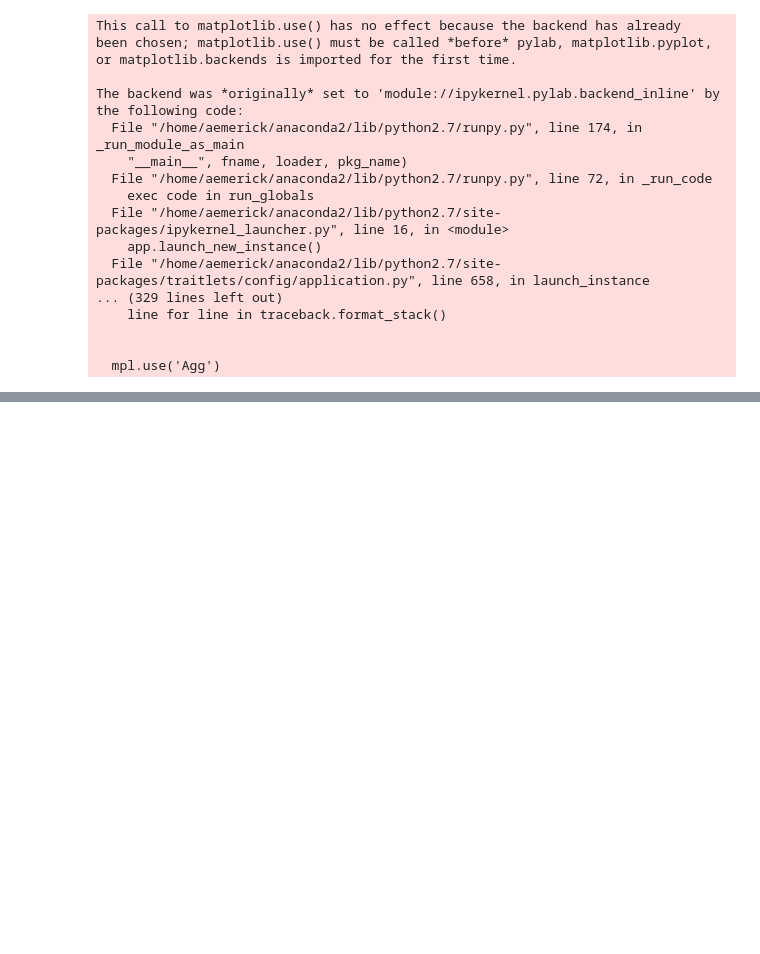
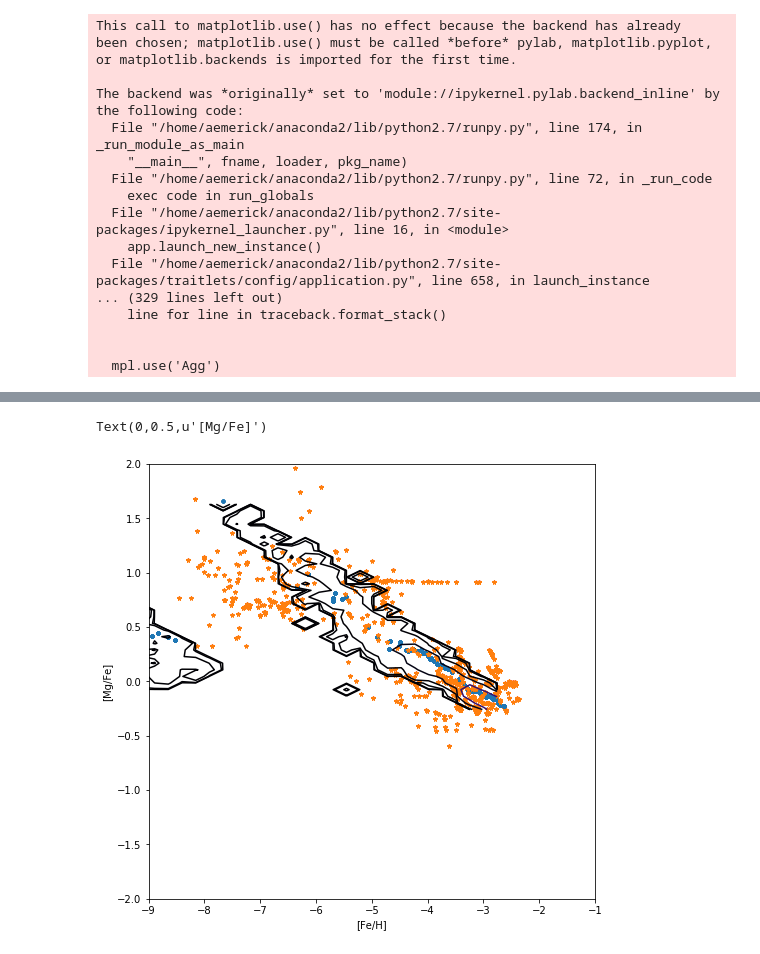
Before and after one commit to aemerick/OneZ, a Jupyter notebook: notebooks/onezone_stars.ipynb, the cells around one changed output, grey strips where cells are left out. Saved outputs shown, nothing was run; the diff lists cells and outputs as text; code cells hidden in the pictures; blank space fills up the shorter version.

```diff
--- a/notebooks/onezone_stars.ipynb
+++ b/notebooks/onezone_stars.ipynb
@@ -7,6 +7,13 @@ import matplotlib.pyplot as plt
 from astropy import units as u
 from collections import OrderedDict
 from galaxy_analysis.analysis import Galaxy
+
+from scipy.stats import gaussian_kde
+
+simdir = '/home/aemerick/work/enzo_runs/sn_H2atten_H2sh'
+workdir  = simdir + '/onezone/sfr_sim/'
+
+from galaxy_analysis.plot.plot_styles import *
 # %% [output]
 This call to matplotlib.use() has no effect because the backend has already
 been chosen; matplotlib.use() must be called *before* pylab, matplotlib.pyplot,
@@ -46,7 +208,7 @@ class OnezoneAbundances:
 
         return
 
-    def abundance_ratio(self, e1, e2, mask = None, filtered_data = True):
+    def abundance_ratio(self, e1, e2, mask = None, filtered_data = True, normalize = 'solar'):
 
         if filtered_data:
             _data = self.filtered_data
@@ -64,7 +226,8 @@ class OnezoneAbundances:
         result = np.zeros(np.size(x1))
         for i in np.arange(np.size(x1)):
             result[i] = atools.normalize_abundance_ratio( (e1,x1[i]),
-                                                          (e2,x2[i]), input_type = 'mass')
+                                                          (e2,x2[i]), input_type = 'mass',
+                                                          normalize = normalize)
 
 
         return result
@@ -90,17 +290,17 @@ class OnezoneAbundances:
 AGB_retention = 0.25
 metal_retention = 0.05
 
-gal = Galaxy('DD0871')
+gal = Galaxy('DD0871', wdir = simdir)
 
 all_data = [None]*28
 for i in np.arange(28):
-    datafile = "run%0004i_abundances.dat"%(i)
+    datafile = workdir + "run%0004i_abundances.dat"%(i)
     all_data[i] = OnezoneAbundances(datafile)
 
     for e in all_data[i].elements:
         all_data[i].retention_factors[e] = metal_retention
 
-    all_data[i].retention_factors['H']  = 0.5
-    all_data[i].retention_factors['He'] = 0.5
+    all_data[i].retention_factors['H']  = 0.75
+    all_data[i].retention_factors['He'] = 0.75
     all_data[i].retention_factors['Ba'] = AGB_retention
     all_data[i].retention_factors['N']  = AGB_retention
@@ -106,0 +316,38 @@ for i in np.arange(28):
+# %%
+fig, ax = plt.subplots()
+fig.set_size_inches(8,8)
+
+
+
+all_x = []
+all_y = []
+for data in all_data:
+    y = data.abundance_ratio('Mg','Fe', filtered_data = True)
+    x = data.abundance_ratio('Fe','H', filtered_data = True)
+
+    all_x += [x*1.]
+    all_y += [y*1.]
+
+all_x = np.hstack(all_x)
+all_y = np.hstack(all_y)
+
+
+
+cx,cy,H,fx, fy = adaptive_param_plot(all_x,all_y, bins = 32,
+                                   axis = ax, ncontours=7, cmap = 'magma')
+
+#cx,cy,H,fx, fy = adaptive_param_plot(x,y, bins = 32,
+#                                   axis = ax, ncontours=7, cmap = 'viridis')
+ax.scatter(x,y,color='C0',marker='o',alpha=0.5,s=10)
+
+ax.scatter(gal.df[('io','particle_Fe_over_H')].value,
+           gal.df[('io','particle_Mg_over_Fe')].value, color = 'C1', marker = '*', alpha = 0.5, s = 10)
+
+
+ax.set_xlim(-9,-1)
+ax.set_ylim(-2,2)
+ax.set_xlabel('[Fe/H]')
+ax.set_ylabel('[Mg/Fe]')
+# %% [output]
+Text(0,0.5,u'[Mg/Fe]')
+[figure, added]
```
Also changed, not shown: parts of 10 cells of this notebook.
